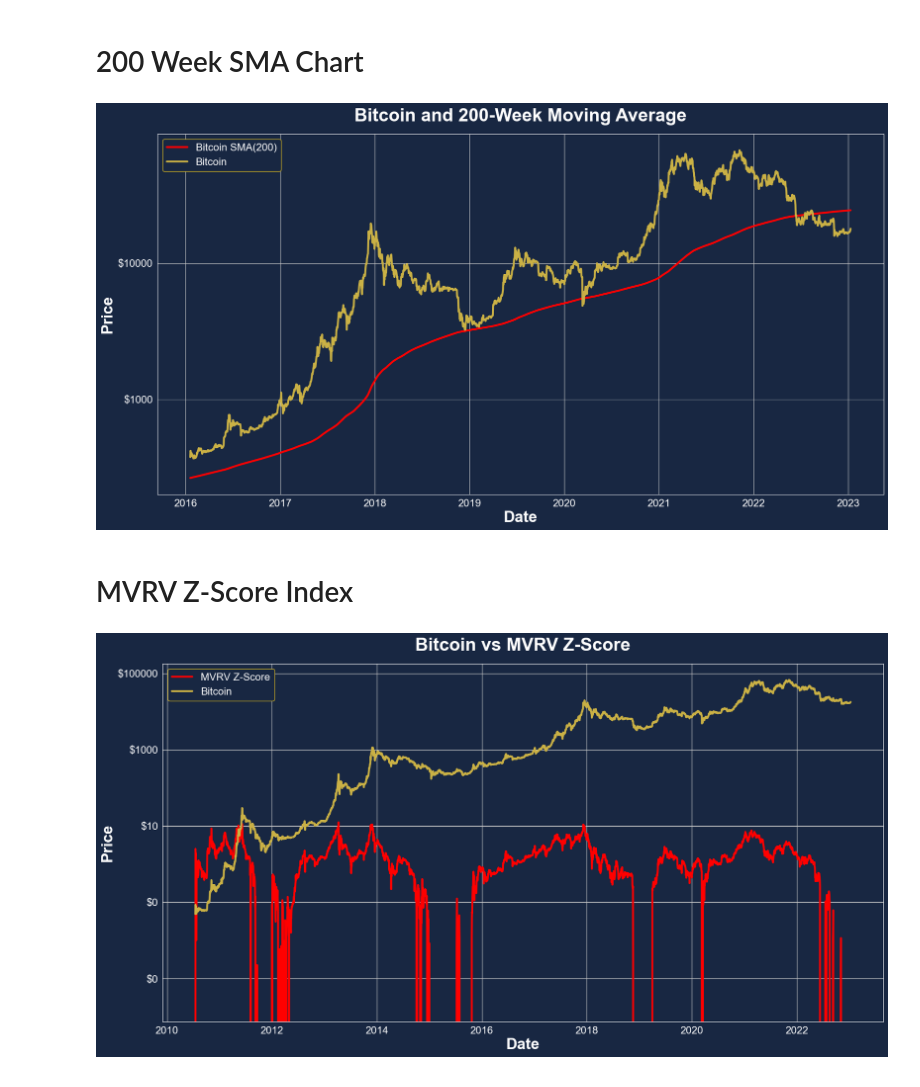
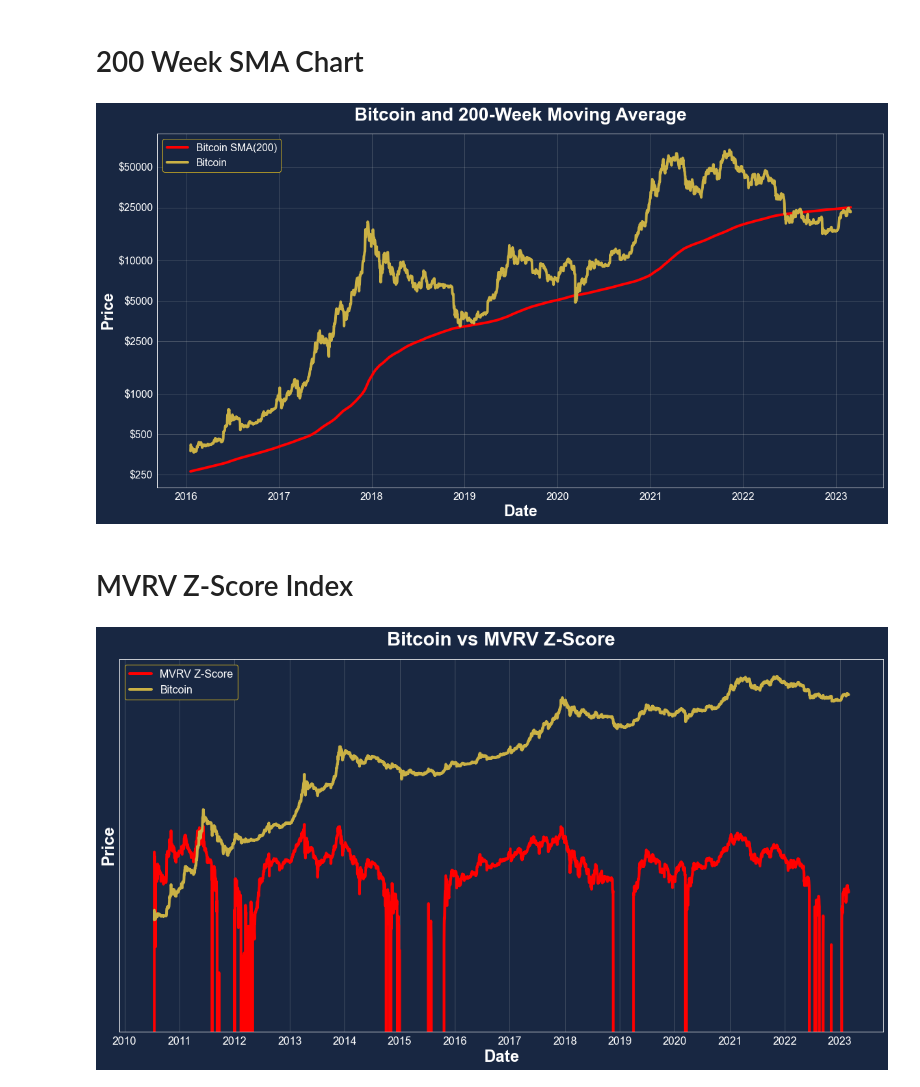
Before and after one commit to joshua-peck/truecode_metrics, a Jupyter notebook: Macro Charts.ipynb, the cells around one changed output. Saved outputs shown, nothing was run; the diff lists cells and outputs as text; code cells hidden in the pictures.

Commit message:
updating design for charts

```diff
--- a/Macro Charts.ipynb
+++ b/Macro Charts.ipynb
@@ -13,7 +14,7 @@ sns.set_style("whitegrid")
 
 mpl.rcParams.update({
                      'text.color' : "white",
-                     'lines.linewidth': 3,
+                     'lines.linewidth': 4,
                      'font.size': 16.0,
                      'legend.facecolor': "182742",
                      'legend.edgecolor': 'CFB023',
@@ -25,6 +26,9 @@ mpl.rcParams.update({
                      'ytick.minor.visible': True,
                      'axes.facecolor': '#182742',
                      'axes.edgecolor': 'white',
+                     'axes.grid': False,
+                     'axes.axisbelow': 'line',
+                     'grid.alpha': 0.3,
 #                      'axes.grid.axis': 'y',
 #                      'axes.grid.which': 'minor',
                      'axes.labelcolor' : "white",
@@ -45,7 +49,7 @@ FUND_END_DATE = dt.fromisoformat('2023-02-28').date()
 # %% [markdown]
 # Load Bitcoin Price Data (glassnode.com)
 # %%
-df = pd.read_csv('bitcoin-price-usd-2023-02-28.csv')
+df = pd.read_csv('bitcoin-price-usd-20230301.csv')
 df.timestamp = pd.to_datetime(df.timestamp)
 df.rename(columns={'value': 'Bitcoin'}, inplace=True)
 df['Date'] = df.timestamp.dt.date
@@ -59,7 +63,7 @@ dtype: object
 # %% [markdown]
 # Load MVRV Price Data (glassnode.com)
 # %%
-tempdf = pd.read_csv('bitcoin-mvrv-z-score.csv')
+tempdf = pd.read_csv('bitcoin-mvrv-z-score-20230301.csv')
 tempdf.timestamp = pd.to_datetime(tempdf.timestamp)
 tempdf.rename(columns={'value': 'MVRV Z-Score'}, inplace=True)
 tempdf['Date'] = tempdf.timestamp.dt.date
@@ -121,24 +130,31 @@ sample = df[sample_start:FUND_END_DATE].copy()
 sample['Bitcoin SMA(200)'] = df[['Bitcoin']].rolling(1400).mean()
 ax = sample[['Bitcoin SMA(200)', 'Bitcoin']].plot.line(figsize=(20, 10), title='Bitcoin and 200-Week Moving Average', logy=True, color={'Bitcoin SMA(200)': 'red', 'Bitcoin': '#CAB145'}, xlabel="Date", ylabel="Price")
 ax.yaxis.set_major_formatter(lambda x, pos: f"${int(x)}")
-# ax.yaxis.set_minor_formatter(lambda x, pos: f"${int(x)}")
+ax.yaxis.set_major_locator(mpl.ticker.LogLocator(subs=[2.5, 5, 10]))
+ax.xaxis.set_major_locator(mdates.YearLocator())
+ax.grid(True)
+
 ax.get_figure().savefig('graph-btc-sma-200.pdf', format='pdf')
 sample[['Bitcoin SMA(200)', 'Bitcoin']].to_csv('bitcoin-weeky-sma-200.csv')
 # %% [output]
-[figure, old version]
+[figure, new version]
 # %% [markdown]
 # MVRV Z-Score Index
 # %%
 sample_start = FOA_START_DATE
 sample = df[:FUND_END_DATE].copy()
 # sample['Bitcoin SMA(200)'] = df[['Bitcoin']].rolling(1400).mean()
 ax = sample[['MVRV Z-Score', 'Bitcoin']].plot.line(figsize=(20, 10), title='Bitcoin vs MVRV Z-Score', logy=True, color={'MVRV Z-Score': 'red', 'Bitcoin': '#CAB145'}, xlabel="Date", ylabel="Price")
 ax.yaxis.set_major_formatter(lambda x, pos: f"${int(x)}")
 # ax.yaxis.set_minor_formatter(lambda x, pos: f"${int(x)}")
+ax.yaxis.set_major_formatter(lambda x, pos: f"${int(x)}")
+ax.yaxis.set_major_locator(mpl.ticker.LogLocator(subs=[2.5, 5, 10]))
+ax.xaxis.set_major_locator(mdates.YearLocator())
+ax.grid(True)
 ax.get_figure().savefig('graph-mvrv-z-score.pdf', format='pdf')
 sample[['MVRV Z-Score', 'Bitcoin']].to_csv('mvrv-z-score.csv')
 # %% [output]
-[figure, old version]
+[figure, new version]
 # %%
 sample
 # %% [output]
```
Also changed, not shown: parts of 5 cells of this notebook, 2 other files.
